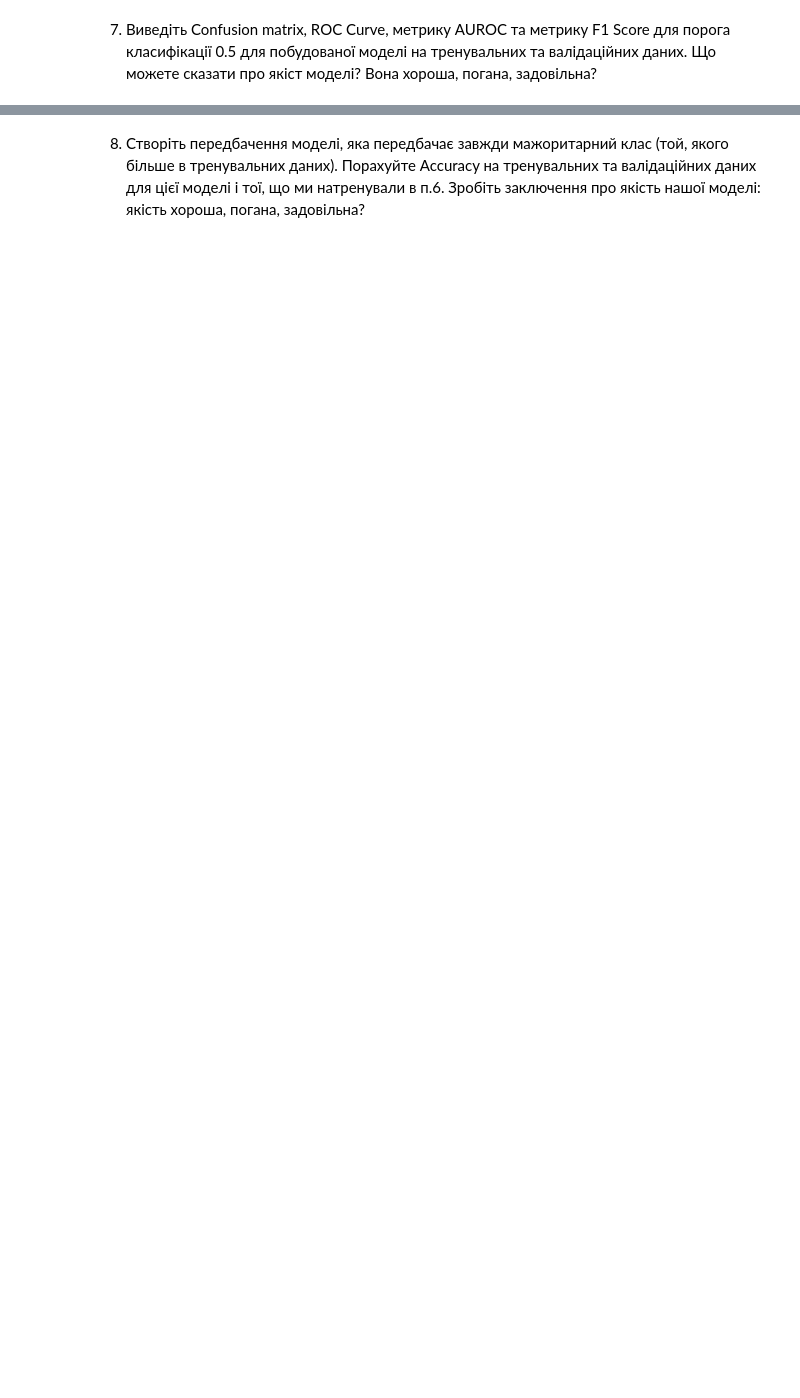
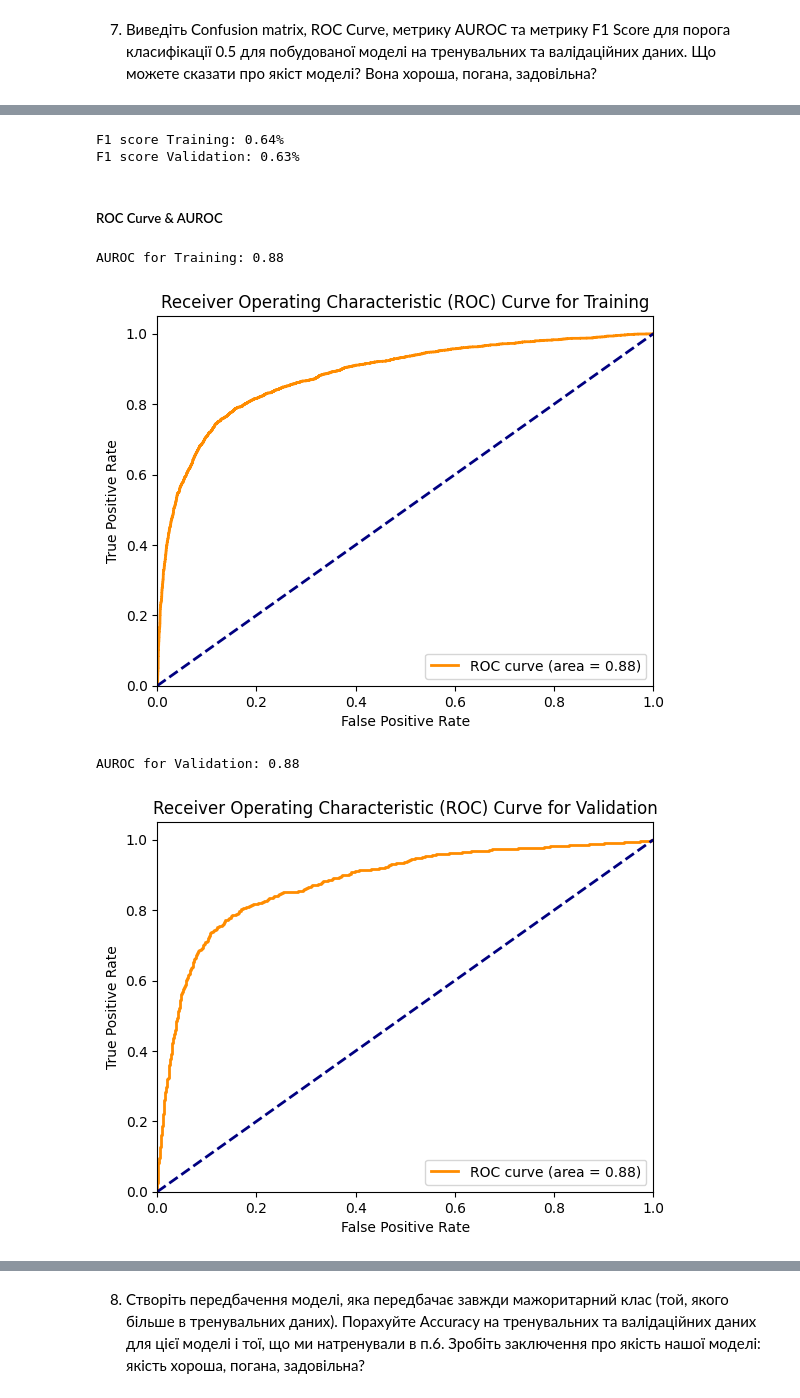
Before and after one commit to YelizavetaP/ml_tasks, a Jupyter notebook: hometasks/2_supervised_learning/2_2_logistic_regression/HW_2_7_Логістична_регресія_з_scikit_learn.ipynb, the cells around one changed output, grey strips where cells are left out. Cells and saved outputs as stored; diff of their text form; code cells hidden in the pictures; blank space fills up the shorter version.

```diff
--- a/hometasks/2_supervised_learning/2_2_logistic_regression/HW_2_7_Логістична_регресія_з_scikit_learn.ipynb
+++ b/hometasks/2_supervised_learning/2_2_logistic_regression/HW_2_7_Логістична_регресія_з_scikit_learn.ipynb
@@ -33,0 +317,2 @@
+# %%
+save_data_dir = '../../../data/bank-customer-churn-prediction-dlu/transformed/'
@@ -37,0 +441,43 @@
+# %%
+def get_f1_score(model, inputs, targets, name=''):
+  preds = model.predict(inputs)
+
+  f1_score_ = f1_score(targets, preds, pos_label=1.)
+  print(f"F1 score {name}: {f1_score_:.2f}%")
+
+get_f1_score(model, X_train, train_targets, 'Training')
+get_f1_score(model, X_val, val_targets, 'Validation')
+# %% [output]
+F1 score Training: 0.64%
+F1 score Validation: 0.63%
+# %% [markdown]
+##### ROC Curve & AUROC
+# %%
+def compute_auroc_and_build_roc(model, inputs, targets, name=''):
+
+  y_pred_proba = model.predict_proba(inputs)[:, 1]
+  fpr, tpr, thresholds = roc_curve(targets, y_pred_proba, pos_label=1.)
+
+  # AUROC
+  roc_auc = auc(fpr, tpr)
+  print(f'AUROC for {name}: {roc_auc:.2f}')
+
+  # ROC curve
+  plt.figure()
+  plt.plot(fpr, tpr, color='darkorange', lw=2, label=f'ROC curve (area = {roc_auc:.2f})')
+  plt.plot([0, 1], [0, 1], color='navy', lw=2, linestyle='--')
+  plt.xlim([0.0, 1.0])
+  plt.ylim([0.0, 1.05])
+  plt.xlabel('False Positive Rate')
+  plt.ylabel('True Positive Rate')
+  plt.title(f'Receiver Operating Characteristic (ROC) Curve for {name}')
+  plt.legend(loc="lower right")
+  plt.show()
+# %%
+compute_auroc_and_build_roc(model, X_train, train_targets, 'Training')
+compute_auroc_and_build_roc(model, X_val, val_targets, 'Validation')
+# %% [output]
+AUROC for Training: 0.88
+[figure, added]
+AUROC for Validation: 0.88
+[figure, added]
```
Also changed, not shown: parts of 81 cells of this notebook, 3 other files.
